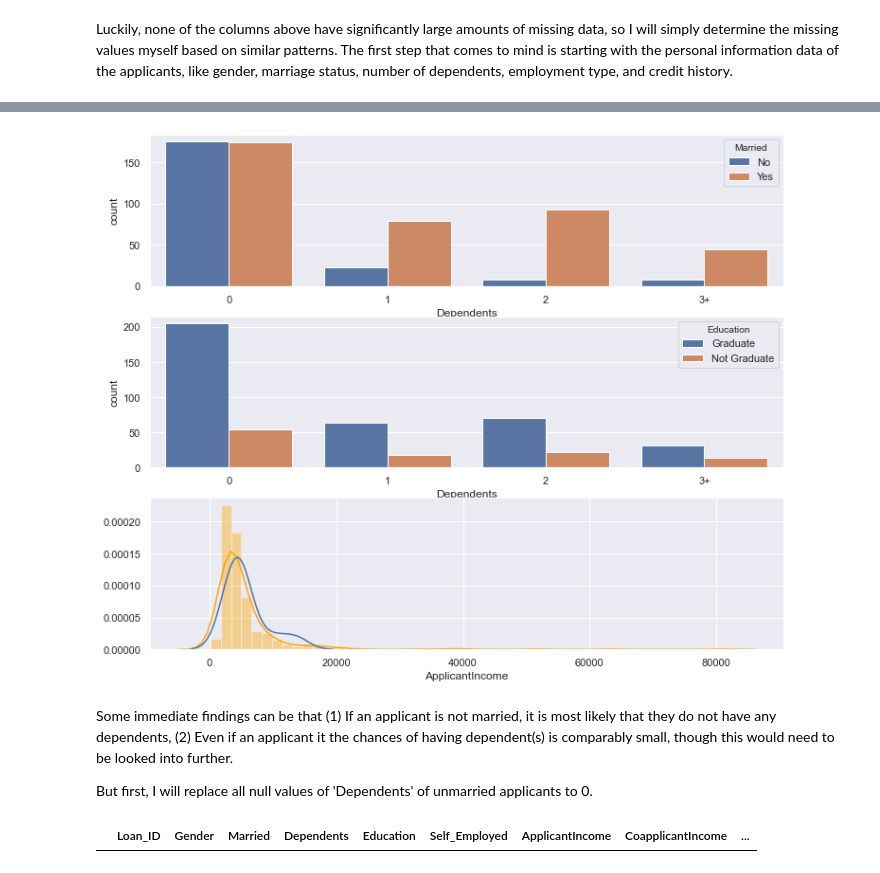
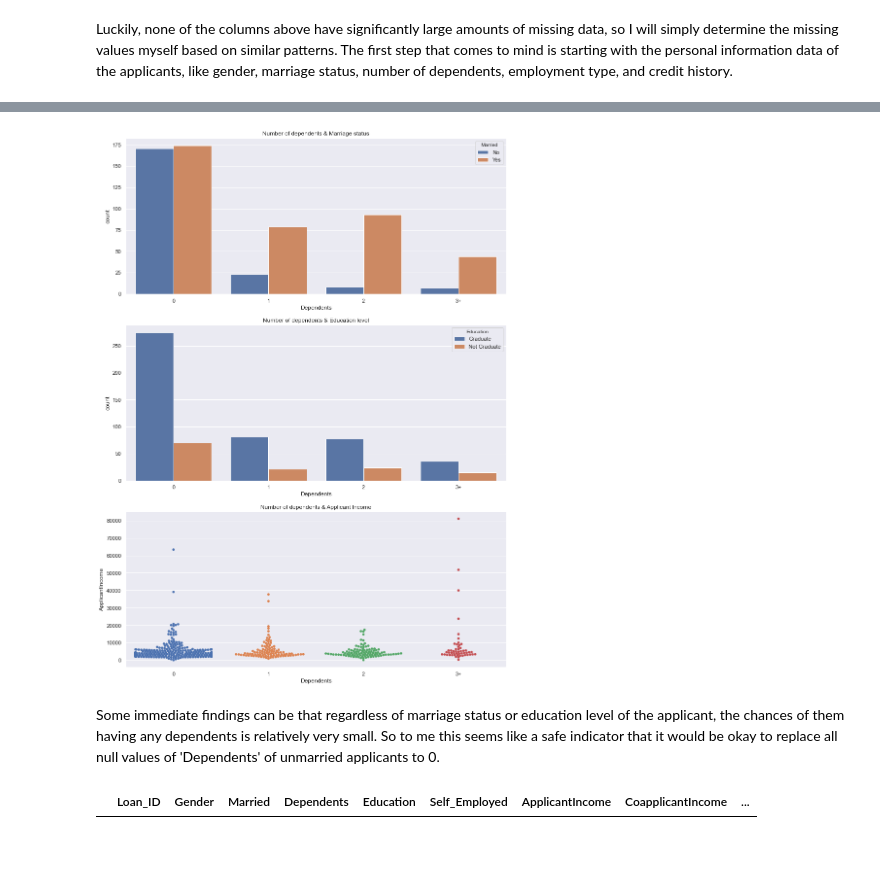
Before and after one commit to imeugeneco/chonggakkimchi, a Jupyter notebook: loan-prediction/Untitled.ipynb, the cells around one changed output, grey strips where cells are left out. Cells and saved outputs as stored; diff of their text form; code cells hidden in the pictures.

```diff
--- a/loan-prediction/Untitled.ipynb
+++ b/loan-prediction/Untitled.ipynb
@@ -114,3 +114,13 @@ Credit_History: 8.14%
 50 missing values out of 614
 # %% [markdown]
 Luckily, none of the columns above have significantly large amounts of missing data, so I will simply determine the missing values myself based on similar patterns. The first step that comes to mind is starting with the personal information data of the applicants, like gender, marriage status, number of dependents, employment type, and credit history.
+# %%
+sns.set(rc={'figure.figsize': (12,6)})
+
+# The 'Gender' column
+subplot(1,2,1)
+sns.countplot(data=ntrain, x='Gender')
+
+# The 'Married' column
+subplot(1,2,2)
+sns.countplot(data=ntrain, x='Married', hue='Gender')
@@ -117,16 +220,19 @@ Luckily, none of the columns above have significantly large amounts of missing d
 # %%
-sns.set(rc={'figure.figsize': (12,10)})
+# The 'Dependents' column
+sns.set(rc={'figure.figsize': (14,20)})
 
 subplot(3,1,1)
+plt.title("Number of dependents & Marriage status")
 f1 = sns.countplot(data=ntrain, x='Dependents', hue='Married')
 
 subplot(3,1,2)
-f2 = sns.countplot(data=ntrain[ntrain.Gender=='Male'], x='Dependents', hue='Education')
+plt.title("Number of dependents & Education level")
+f2 = sns.countplot(data=ntrain, x='Dependents', hue='Education')
 
 subplot(3,1,3)
-ax = sns.distplot(ntrain.ApplicantIncome, color='orange')
-f3 = sns.distplot(ntrain[ntrain.Dependents.isnull()].ApplicantIncome, ax=ax, hist=False)
+plt.title("Number of dependents & Applicant Income")
+f3 = sns.swarmplot(data=ntrain, x='Dependents', y='ApplicantIncome')
 
 plt.show()
 # %% [output]
-[figure, old version]
+[figure, new version]
@@ -133,5 +245,3 @@ plt.show()
 # %% [markdown]
-Some immediate findings can be that (1) If an applicant is not married, it is most likely that they do not have any dependents, (2) Even if an applicant it the chances of having dependent(s) is comparably small, though this would need to be looked into further.
-
-But first, I will replace all null values of 'Dependents' of unmarried applicants to 0.
+Some immediate findings can be that regardless of marriage status or education level of the applicant, the chances of them having any dependents is relatively very small. So to me this seems like a safe indicator that it would be okay to replace all null values of 'Dependents' of unmarried applicants to 0.
 # %%
```
Also changed, not shown: parts of 24 cells of this notebook.
